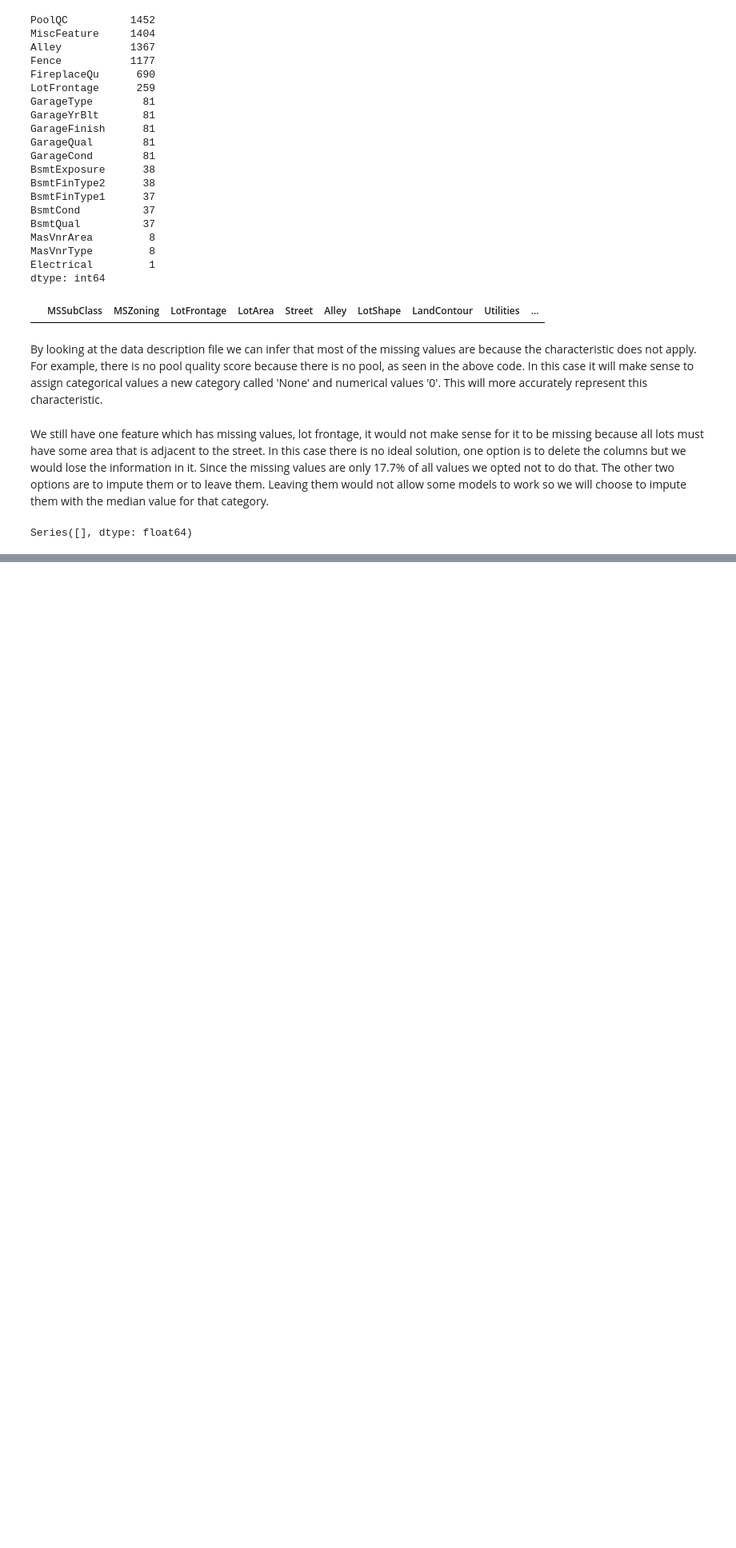
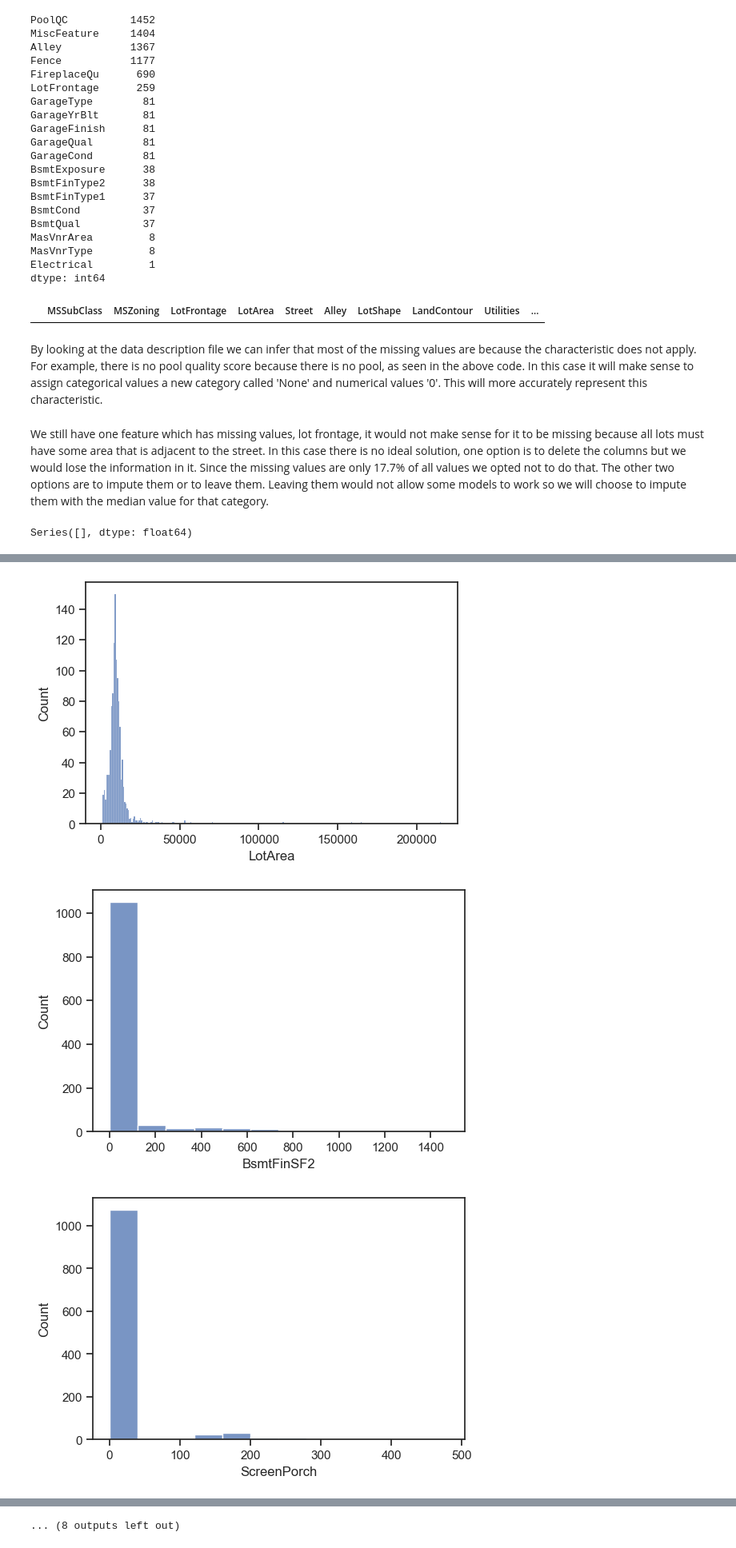
Before and after one commit to DanEllen/House-Prices-Advanced-Regression-Techniques, a Jupyter notebook: Machine_Learning_Code.ipynb, the cells around one changed output, grey strips where cells are left out. Shown at 80% size. Drawn from its saved outputs; the diff is of its cells as text; code cells hidden in the pictures; blank space fills up the shorter version.

```diff
--- a/Machine_Learning_Code.ipynb
+++ b/Machine_Learning_Code.ipynb
@@ -190,11 +170,11 @@ Electrical         1
 # %%
-cat_feats_fillNone = ['PoolQC','MiscFeature','Alley','Fence','FireplaceQu','GarageType', 'GarageYrBlt','GarageFinish',
+cat_feats_fillNone = ['PoolQC','MiscFeature','Alley','Fence','FireplaceQu','GarageType','GarageFinish',
                      'GarageQual', 'GarageCond','BsmtExposure','BsmtFinType2','BsmtFinType1','BsmtCond','BsmtQual',
                      'MasVnrType','Electrical']
 
 full[cat_feats_fillNone] = full[cat_feats_fillNone].fillna('None')
 
-num_feats_fillzero = ['MasVnrArea']
+num_feats_fillzero = ['MasVnrArea', 'GarageYrBlt']
 
 full[num_feats_fillzero] = full[num_feats_fillzero].fillna(0)
 # %% [markdown]
@@ -211,0 +235,4 @@ Series([], dtype: float64)
+# %%
+#Dummifying categorical variables
+
+full_d = pd.get_dummies(full,drop_first=True)
@@ -211,0 +243,11 @@ Series([], dtype: float64)
+# %%
+#Creating target variable and dropping it from full dataframe
+y_le = full_le['LogSalePrice']
+full_le.drop(['SalePrice', 'LogSalePrice'], inplace=True, axis=1)
+
+y_d = full_d['LogSalePrice']
+full_d.drop(['SalePrice', 'LogSalePrice'], inplace=True, axis=1)
+# %%
+from sklearn.model_selection import train_test_split
+X_le_train, X_le_test, y_le_train, y_le_test = train_test_split(full_le, y_le, test_size=0.2, random_state=11)
+X_d_train, X_d_test, y_d_train, y_d_test = train_test_split(full_d, y_d, test_size=0.2, random_state=11)
@@ -211,0 +258,26 @@ Series([], dtype: float64)
+# %%
+#Finding features with high skew and removing them unless not appropriate
+
+from scipy.stats import skew
+numeric_dtypes = ['int16', 'int32', 'int64', 'float16', 'float32', 'float64']
+numerics = []
+for i in X_d_train.columns:
+    if X_d_train[i].dtype in numeric_dtypes:
+        numerics.append(i)
+skew_features = X_d_train[numerics].apply(lambda x: skew(x)).sort_values(ascending=False)
+
+high_skew = skew_features[skew_features > 0.3]
+skew_index = list(high_skew.index)
+skew_index = [e for e in skew_index if e not in ('haspool','MSSubClass','MiscVal','PoolArea',
+                                                '3SsnPorch', 'LowQualFinSF','KitchenAbvGr',
+                                                'BsmtHalfBath', 'HalfBath', 'BsmtFullBath',
+                                                'Fireplaces')]
+# skew_index
+for i in skew_index:
+    fig=plt.subplots()
+    sns.histplot(X_d_train[i])
+    figure.savefig('./images/neighbourhoods.png', dpi=500)
+# %% [output]
+[figure, added]
+[figure, added]
+[figure, added]
@@ -211,0 +293 @@ Series([], dtype: float64)
+... (8 outputs left out)
```
Also changed, not shown: parts of 27 cells of this notebook, 1 other file.
